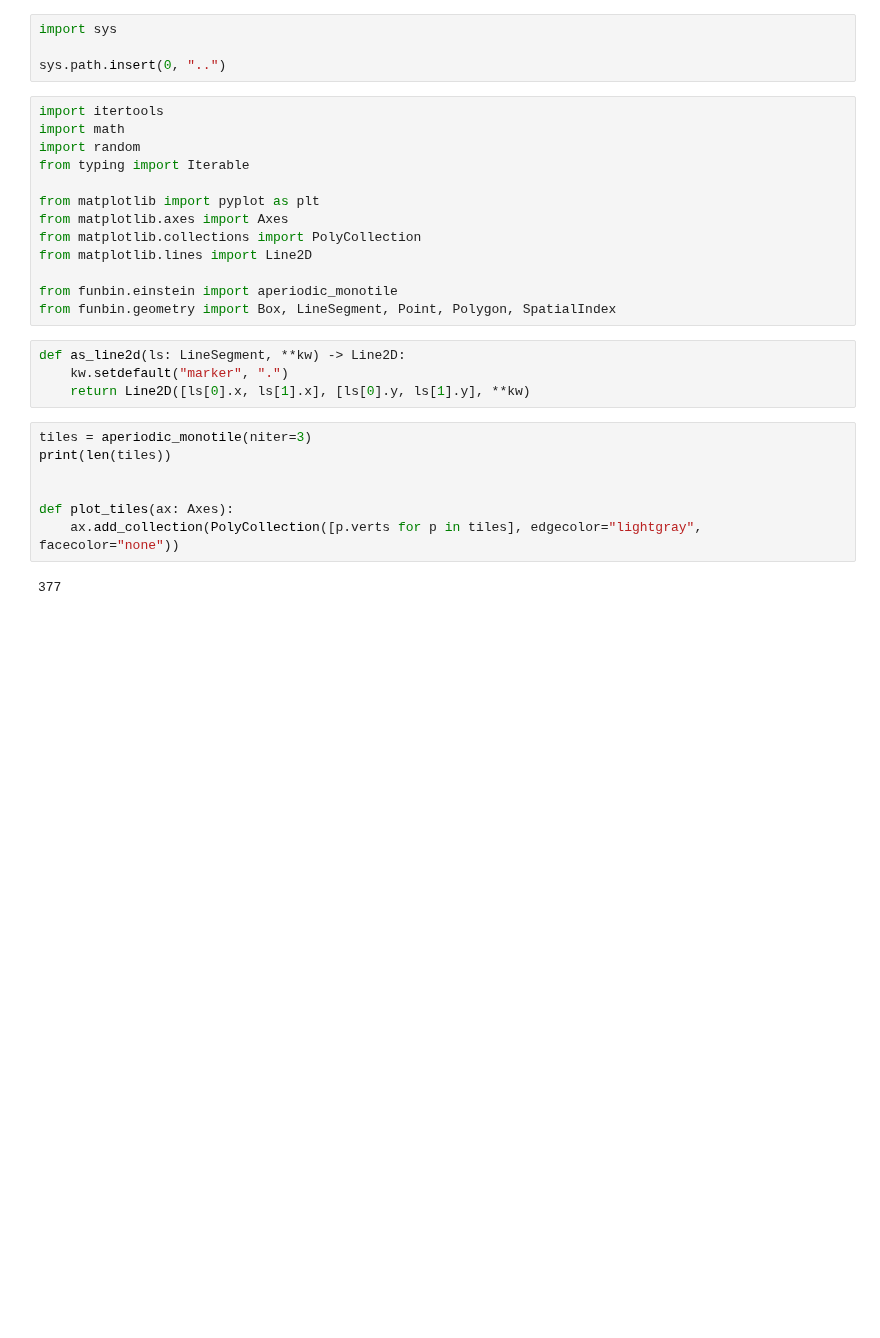
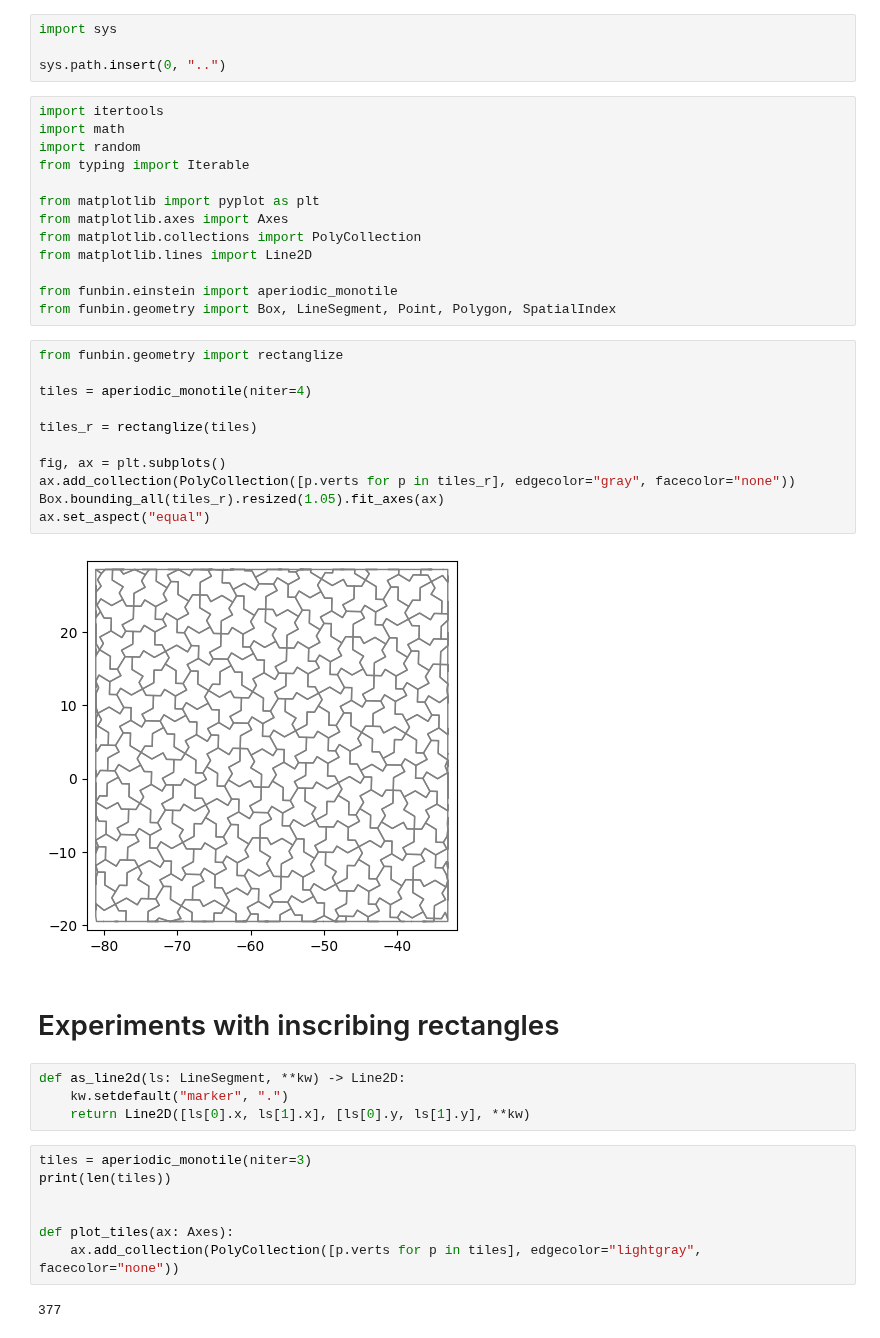
Before and after one commit to nj-vs-vh/funbin, a Jupyter notebook: scripts/inscribing_rect.ipynb, the cells around one changed output. Saved outputs shown, nothing was run; the diff lists cells and outputs as text; blank space fills up the shorter version.

```diff
--- a/scripts/inscribing_rect.ipynb
+++ b/scripts/inscribing_rect.ipynb
@@ -15,6 +15,21 @@ from matplotlib.lines import Line2D
 
 from funbin.einstein import aperiodic_monotile
 from funbin.geometry import Box, LineSegment, Point, Polygon, SpatialIndex
+# %%
+from funbin.geometry import rectanglize
+
+tiles = aperiodic_monotile(niter=4)
+
+tiles_r = rectanglize(tiles)
+
+fig, ax = plt.subplots()
+ax.add_collection(PolyCollection([p.verts for p in tiles_r], edgecolor="gray", facecolor="none"))
+Box.bounding_all(tiles_r).resized(1.05).fit_axes(ax)
+ax.set_aspect("equal")
+# %% [output]
+[figure, added]
+# %% [markdown]
+# Experiments with inscribing rectangles
 # %%
 def as_line2d(ls: LineSegment, **kw) -> Line2D:
     kw.setdefault("marker", ".")
```
Also changed, not shown: parts of 1 cell of this notebook, 1 other file.
